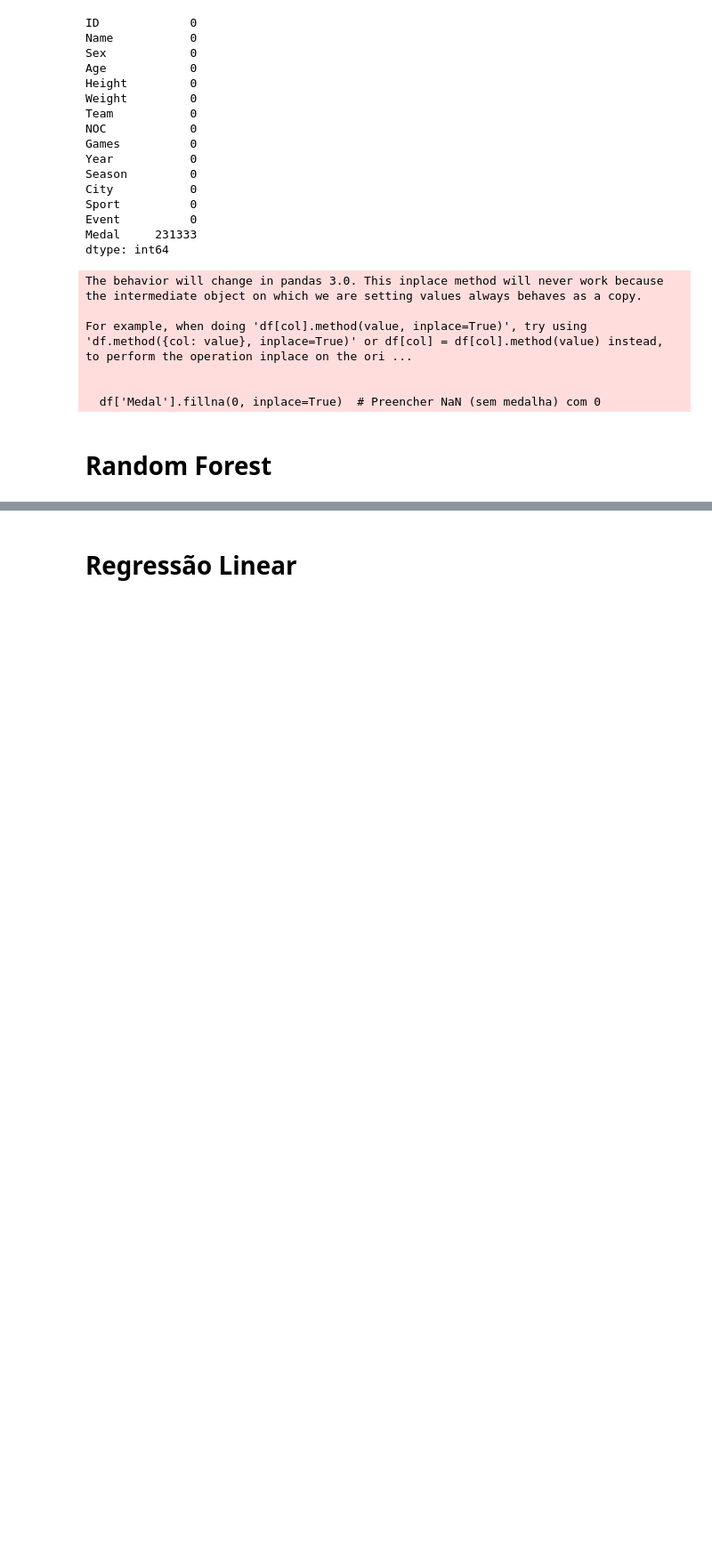
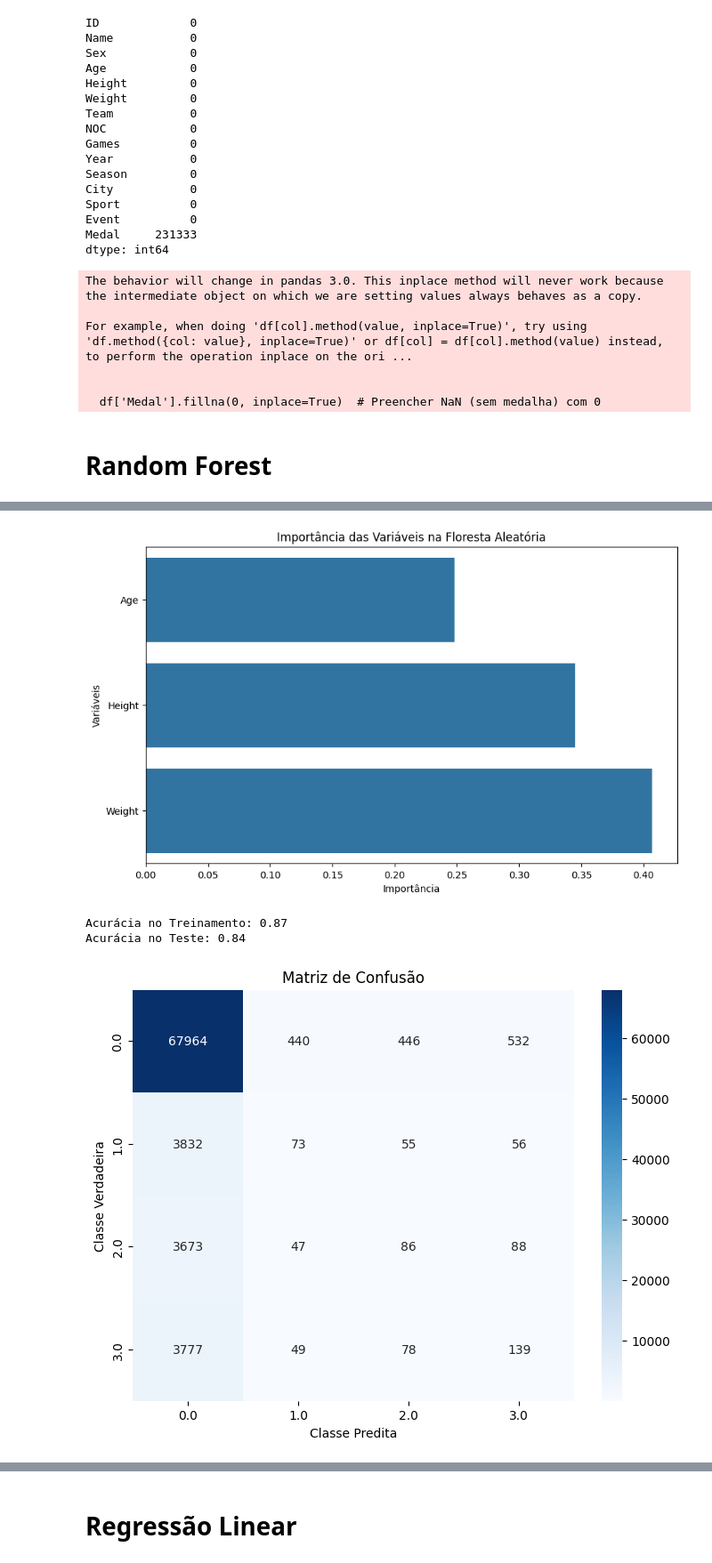
Before and after one commit to GuiRocDuarte/FaculdadeSemestreAtual, a Jupyter notebook: Projeto_Integrador_VI/athlete.ipynb, the cells around one changed output, grey strips where cells are left out. Shown at 89% size. Cells and saved outputs as stored; diff of their text form; code cells hidden in the pictures; blank space fills up the shorter version.

```diff
--- a/Projeto_Integrador_VI/athlete.ipynb
+++ b/Projeto_Integrador_VI/athlete.ipynb
@@ -195 +197,57 @@ Random Forest Classification Report:
 weighted avg       0.75      0.84      0.79     81335
+# %%
+# 3. Análises do modelo de Floresta Aleatória
+
+from sklearn.inspection import permutation_importance
+from sklearn.metrics import confusion_matrix, classification_report
+import seaborn as sns
+
+# 3.1 Importância das Variáveis
+feature_importances = rf.feature_importances_
+plt.figure(figsize=(10, 6))
+sns.barplot(x=feature_importances, y=X_train.columns)
+plt.title('Importância das Variáveis na Floresta Aleatória')
+plt.xlabel('Importância')
+plt.ylabel('Variáveis')
+plt.show()
+
+# 3.2 Avaliação do Overfitting (Comparação de acurácia entre treino e teste)
+train_accuracy = rf.score(X_train, y_train)
+test_accuracy = rf.score(X_test, y_test)
+print(f"Acurácia no Treinamento: {train_accuracy:.2f}")
+print(f"Acurácia no Teste: {test_accuracy:.2f}")
+
+if train_accuracy - test_accuracy > 0.1:
+    print("A diferença entre a acurácia de treino e teste sugere um possível overfitting.")
+
+# 3.3 Matriz de Confusão
+y_pred = rf.predict(X_test)
+cm = confusion_matrix(y_test, y_pred)
+plt.figure(figsize=(8, 6))
+sns.heatmap(cm, annot=True, fmt='d', cmap='Blues', xticklabels=rf.classes_, yticklabels=rf.classes_)
+plt.title('Matriz de Confusão')
+plt.xlabel('Classe Predita')
+plt.ylabel('Classe Verdadeira')
+plt.show()
+
+# 3.4 Relatório de Classificação
+print("Relatório de Classificação:")
+print(classification_report(y_test, y_pred))
+
+# 3.5 Avaliação da Importância das Variáveis com Permutação
+perm_importance = permutation_importance(rf, X_test, y_test, n_repeats=10, random_state=42)
+sorted_idx = perm_importance.importances_mean.argsort()
+
+plt.figure(figsize=(10, 6))
+plt.boxplot(
+    perm_importance.importances[sorted_idx].T,
+    vert=False, labels=X_test.columns[sorted_idx]
+)
+plt.title('Importância das Variáveis por Permutação')
+plt.xlabel('Importância')
+plt.show()
+# %% [output]
+[figure, added]
+Acurácia no Treinamento: 0.87
+Acurácia no Teste: 0.84
+[figure, added]
```
Also changed, not shown: parts of 10 cells of this notebook, 3 other files.
